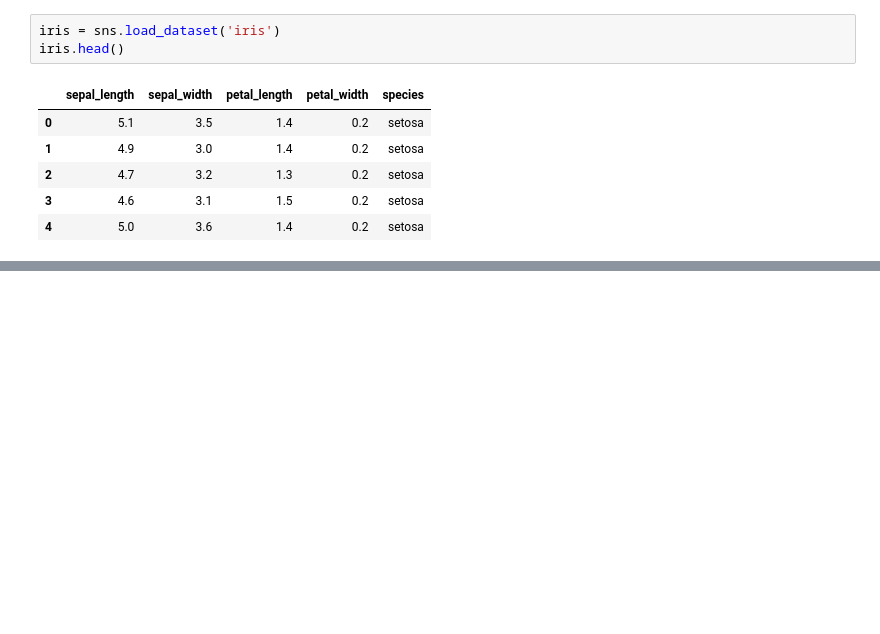
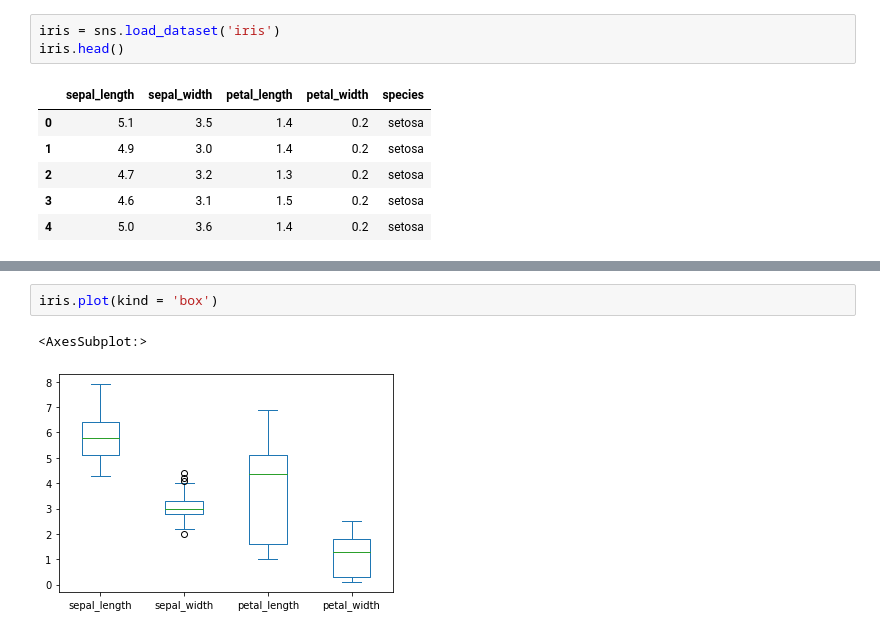
Before and after one commit to abagla18/ineuron_MLDL, a Jupyter notebook: 1_Python/4_plotting_libraries.ipynb, the cells around one changed output, grey strips where cells are left out. Saved outputs shown, nothing was run; the diff lists cells and outputs as text; blank space fills up the shorter version.

```diff
--- a/1_Python/4_plotting_libraries.ipynb
+++ b/1_Python/4_plotting_libraries.ipynb
@@ -119,0 +150,5 @@ iris.head()
+# %%
+iris.plot(kind = 'box')
+# %% [output]
+<AxesSubplot:>
+[figure, added]
```
Also changed, not shown: parts of 30 cells of this notebook, 2 other files.
